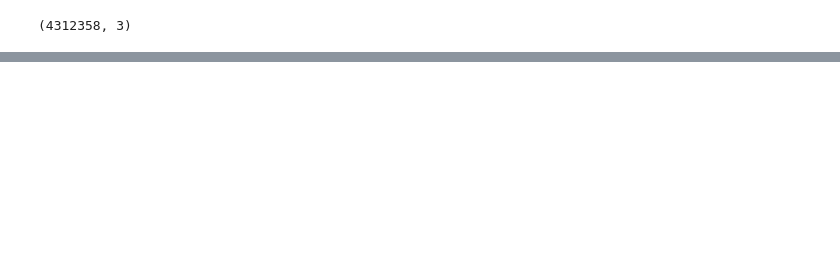
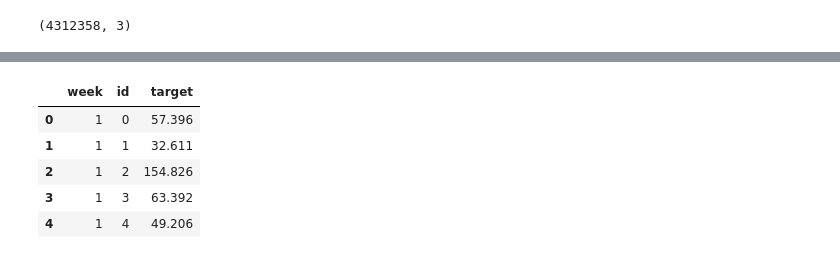
Before and after one commit to InhabitancyCocoon/energy-consumption-forecasting, a Jupyter notebook: task2-timing-periodicity-analysis/task2.ipynb, the cells around one changed output, grey strips where cells are left out. Saved outputs shown, nothing was run; the diff lists cells and outputs as text; code cells hidden in the pictures; blank space fills up the shorter version.

```diff
--- a/task2-timing-periodicity-analysis/task2.ipynb
+++ b/task2-timing-periodicity-analysis/task2.ipynb
@@ -24,24 +15,0 @@ train_data.shape
-# %%
-import pandas as pd
-import matplotlib.pyplot as plt
-
-# Assuming your DataFrame is named "train_data"
-train_data['date'] = pd.to_datetime(train_data['date'], format='%Y%m%d%H')
-
-# Extract week from the date column
-train_data['week'] = ((train_data['date'].dt.dayofyear - 1) // 7) + 1
-
-# Group by week and calculate the sum of target value
-grouped_data = train_data.groupby('week')['target'].sum().reset_index()
-
-# Plotting the target changes with week
-plt.figure(figsize=(10, 6))  # Adjust the figure size as per your preference
-
-plt.plot(grouped_data['week'], grouped_data['target'])
-plt.xlabel('Week')
-plt.ylabel('Target')
-plt.title('Target Changes with Week')
-plt.grid(True)
-plt.show()
-
-# The graph demonstrates the periodicity of power consumption
@@ -49,0 +58,9 @@ plt.show()
+# %%
+weekly_usage.head()
+# %% [output]
+|  | week | id | target |
+| 0 | 1 | 0 | 57.396 |
+| 1 | 1 | 1 | 32.611 |
+| 2 | 1 | 2 | 154.826 |
+| 3 | 1 | 3 | 63.392 |
+| 4 | 1 | 4 | 49.206 |
```
Also changed, not shown: parts of 13 cells of this notebook, 1 other file.
